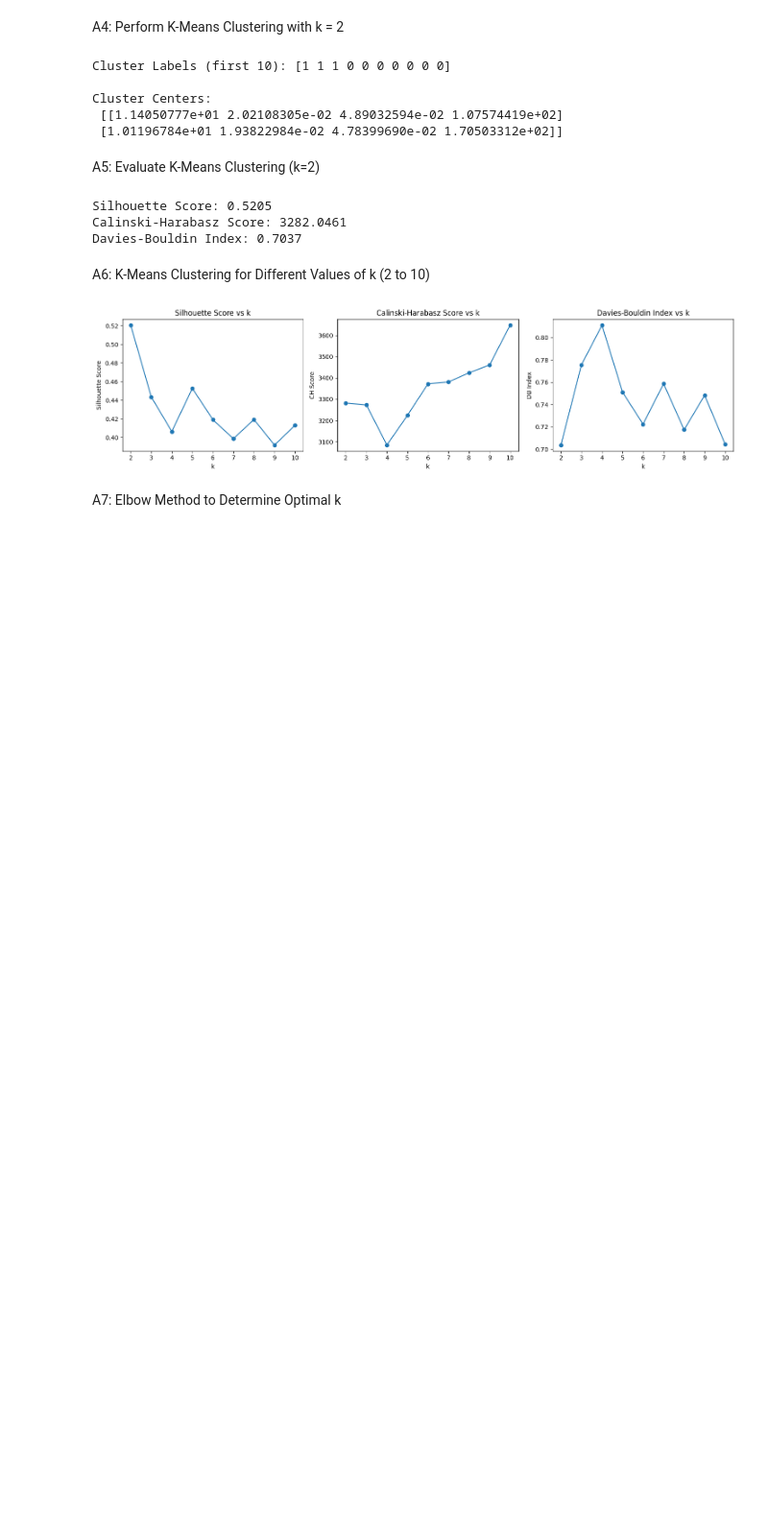
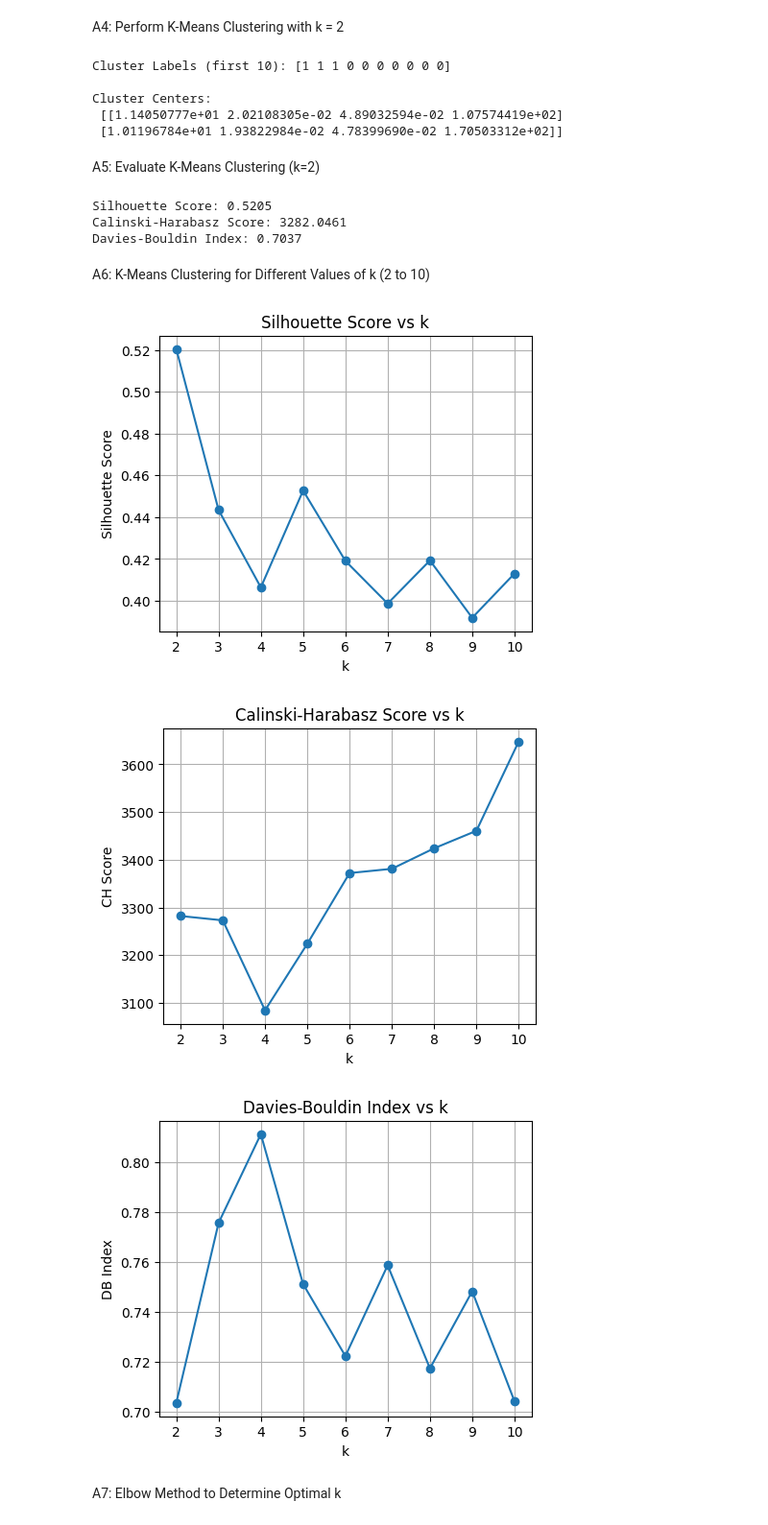
Before and after one commit to Gnaneswar0906/MACHINE-LEARNING, a Jupyter notebook: LAB5.ipynb, the cells around one changed output. Shown: that part at 96% size. Saved outputs shown, nothing was run; the diff lists cells and outputs as text; code cells hidden in the pictures; blank space fills up the shorter version.

```diff
--- a/LAB5.ipynb
+++ b/LAB5.ipynb
@@ -8,12 +8,12 @@ from sklearn.model_selection import train_test_split
 from sklearn.linear_model import LinearRegression
 
 # Load dataset
-df1 = pd.read_csv('processed_fluency_dataset.csv')
-df1['tempo'] = df1['tempo'].apply(lambda x: float(x.strip('[]')))
+df13 = pd.read_csv('processed_fluency_dataset.csv')
+df13['tempo'] = df13['tempo'].apply(lambda x: float(x.strip('[]')))
 
 # Features and target
-X = df1[['duration']]
-y = df1['fluency_encoded']
+X = df13[['duration']]
+y = df13['fluency_encoded']
 
 # Split data
 X_train, X_test, y_train, y_test = train_test_split(X, y, test_size=0.2, random_state=42)
@@ -98,18 +162,18 @@ A4: Perform K-Means Clustering with k = 2
 from sklearn.cluster import KMeans
 
 # Use the same features as before
-X_cluster2 = df1[['duration', 'rms', 'zcr', 'tempo']]
+X_cluster23 = df13[['duration', 'rms', 'zcr', 'tempo']]
 
 # Apply KMeans
 kmeans_3 = KMeans(n_clusters=2, random_state=42, n_init=10)
-kmeans_3.fit(X_cluster2)
+kmeans_3.fit(X_cluster23)
 
 # Get cluster labels and centers
-cluster_labels2 = kmeans_3.labels_
-cluster_centers2 = kmeans_3.cluster_centers_
+cluster_labels23 = kmeans_3.labels_
+cluster_centers23 = kmeans_3.cluster_centers_
 
-print("Cluster Labels (first 10):", cluster_labels2[:10])
-print("\nCluster Centers:\n", cluster_centers2)
+print("Cluster Labels (first 10):", cluster_labels23[:10])
+print("\nCluster Centers:\n", cluster_centers23)
 # %% [output]
 Cluster Labels (first 10): [1 1 1 0 0 0 0 0 0 0]
 
@@ -142,45 +206,57 @@ Davies-Bouldin Index: 0.7037
 # %% [markdown]
 A6: K-Means Clustering for Different Values of k (2 to 10)
 # %%
+from sklearn.cluster import KMeans
+from sklearn.metrics import silhouette_score, calinski_harabasz_score, davies_bouldin_score
+import matplotlib.pyplot as plt
+
 # A6: Evaluate clustering for different k values
-
 silhouette_scores = []
 ch_scores = []
 db_scores = []
 k_values = list(range(2, 11))
 
 for k in k_values:
-    kmeans1 = KMeans(n_clusters=k, random_state=42, n_init=10)
-    labels1 = kmeans1.fit_predict(X_cluster2)
+    kmeans13 = KMeans(n_clusters=k, random_state=42, n_init=10)
+    labels13 = kmeans13.fit_predict(X_cluster23)
 
-    silhouette_scores.append(silhouette_score(X_cluster2, labels1))
-    ch_scores.append(calinski_harabasz_score(X_cluster2, labels1))
-    db_scores.append(davies_bouldin_score(X_cluster2, labels1))
+    silhouette_scores.append(silhouette_score(X_cluster23, labels13))
+    ch_scores.append(calinski_harabasz_score(X_cluster23, labels13))
+    db_scores.append(davies_bouldin_score(X_cluster23, labels13))
 
-# Plot all three metrics
-import matplotlib.pyplot as plt
-
-plt.figure(figsize=(15, 4))
-
-plt.subplot(1, 3, 1)
+# Plot and save Silhouette Score
+plt.figure(figsize=(5, 4))
 plt.plot(k_values, silhouette_scores, marker='o')
 plt.title('Silhouette Score vs k')
-plt.xlabel('k'), plt.ylabel('Silhouette Score')
+plt.xlabel('k')
+plt.ylabel('Silhouette Score')
+plt.grid(True)
+plt.savefig("silhouette_score_vs_k.png", dpi=300, bbox_inches='tight')
+plt.show()
 
-plt.subplot(1, 3, 2)
+# Plot and save Calinski-Harabasz Score
+plt.figure(figsize=(5, 4))
 plt.plot(k_values, ch_scores, marker='o')
 plt.title('Calinski-Harabasz Score vs k')
-plt.xlabel('k'), plt.ylabel('CH Score')
+plt.xlabel('k')
+plt.ylabel('CH Score')
+plt.grid(True)
+plt.savefig("calinski_harabasz_score_vs_k.png", dpi=300, bbox_inches='tight')
+plt.show()
 
-plt.subplot(1, 3, 3)
+# Plot and save Davies-Bouldin Index
+plt.figure(figsize=(5, 4))
 plt.plot(k_values, db_scores, marker='o')
 plt.title('Davies-Bouldin Index vs k')
-plt.xlabel('k'), plt.ylabel('DB Index')
-
-plt.tight_layout()
+plt.xlabel('k')
+plt.ylabel('DB Index')
+plt.grid(True)
+plt.savefig("davies_bouldin_index_vs_k.png", dpi=300, bbox_inches='tight')
 plt.show()
 # %% [output]
-[figure, old version]
+[figure, new version]
+[figure, added]
+[figure, added]
 # %% [markdown]
 A7: Elbow Method to Determine Optimal k
 # %%
```
Also changed, not shown: parts of 6 cells of this notebook.
